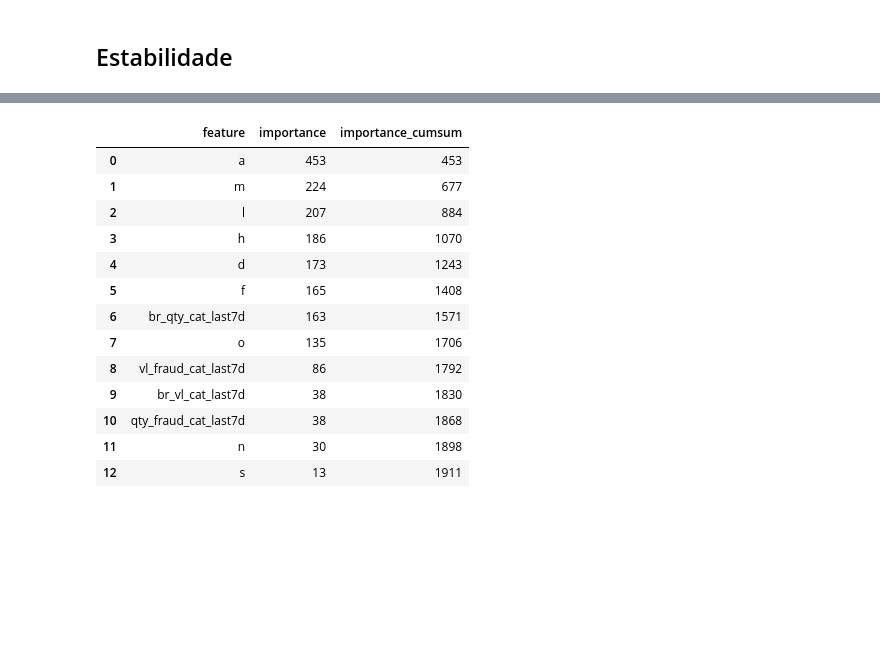
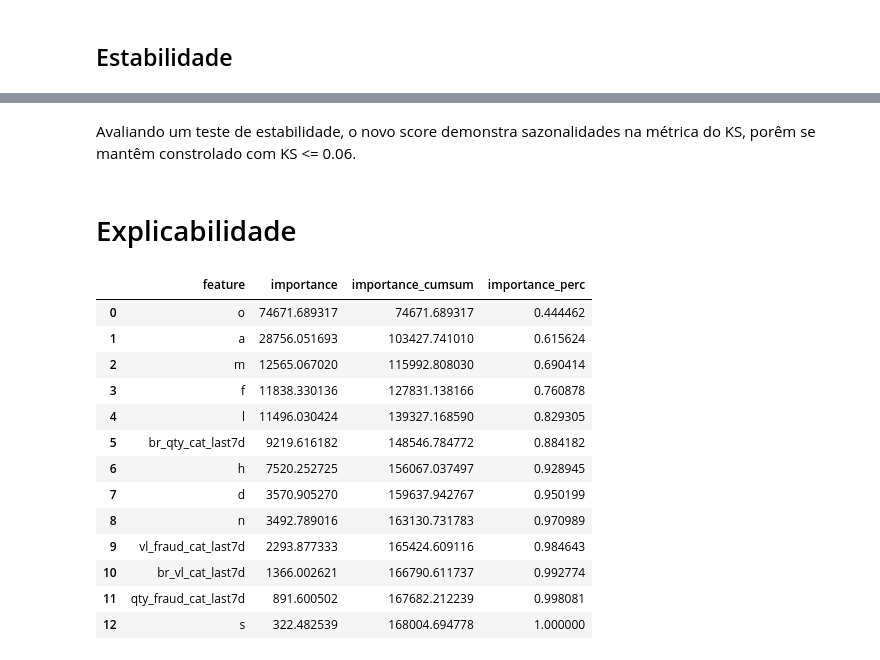
Before and after one commit to TiFalcom/meli-fraud, a Jupyter notebook: notebooks/12-Evaluate.ipynb, the cells around one changed output, grey strips where cells are left out. Drawn from its saved outputs; the diff is of its cells as text; code cells hidden in the pictures; blank space fills up the shorter version.

```diff
--- a/notebooks/12-Evaluate.ipynb
+++ b/notebooks/12-Evaluate.ipynb
@@ -65,22 +361,27 @@ df_thresholds.iloc[188:195,:]
+# %% [markdown]
+Avaliando um teste de estabilidade, o novo score demonstra sazonalidades na métrica do KS, porêm se mantêm constrolado com KS <= 0.06.
+# %% [markdown]
+# Explicabilidade
 # %%
 df_importance = pd.DataFrame({
     'feature': model.feature_names_in_,
     'importance': model.feature_importances_
 }).sort_values(by='importance', ascending=False).reset_index(drop=True)
 df_importance['importance_cumsum'] = df_importance['importance'].cumsum()
+df_importance['importance_perc'] = df_importance['importance_cumsum'] / df_importance['importance_cumsum'].max()
 df_importance
 # %% [output]
-|  | feature | importance | importance_cumsum |
-| 0 | a | 453 | 453 |
-| 1 | m | 224 | 677 |
-| 2 | l | 207 | 884 |
-| 3 | h | 186 | 1070 |
-| 4 | d | 173 | 1243 |
-| 5 | f | 165 | 1408 |
-| 6 | br_qty_cat_last7d | 163 | 1571 |
-| 7 | o | 135 | 1706 |
-| 8 | vl_fraud_cat_last7d | 86 | 1792 |
-| 9 | br_vl_cat_last7d | 38 | 1830 |
-| 10 | qty_fraud_cat_last7d | 38 | 1868 |
-| 11 | n | 30 | 1898 |
-| 12 | s | 13 | 1911 |
+|  | feature | importance | importance_cumsum | importance_perc |
+| 0 | o | 74671.689317 | 74671.689317 | 0.444462 |
+| 1 | a | 28756.051693 | 103427.741010 | 0.615624 |
+| 2 | m | 12565.067020 | 115992.808030 | 0.690414 |
+| 3 | f | 11838.330136 | 127831.138166 | 0.760878 |
+| 4 | l | 11496.030424 | 139327.168590 | 0.829305 |
+| 5 | br_qty_cat_last7d | 9219.616182 | 148546.784772 | 0.884182 |
+| 6 | h | 7520.252725 | 156067.037497 | 0.928945 |
+| 7 | d | 3570.905270 | 159637.942767 | 0.950199 |
+| 8 | n | 3492.789016 | 163130.731783 | 0.970989 |
+| 9 | vl_fraud_cat_last7d | 2293.877333 | 165424.609116 | 0.984643 |
+| 10 | br_vl_cat_last7d | 1366.002621 | 166790.611737 | 0.992774 |
+| 11 | qty_fraud_cat_last7d | 891.600502 | 167682.212239 | 0.998081 |
+| 12 | s | 322.482539 | 168004.694778 | 1.000000 |
```
Also changed, not shown: parts of 26 cells of this notebook, 17 other files.
